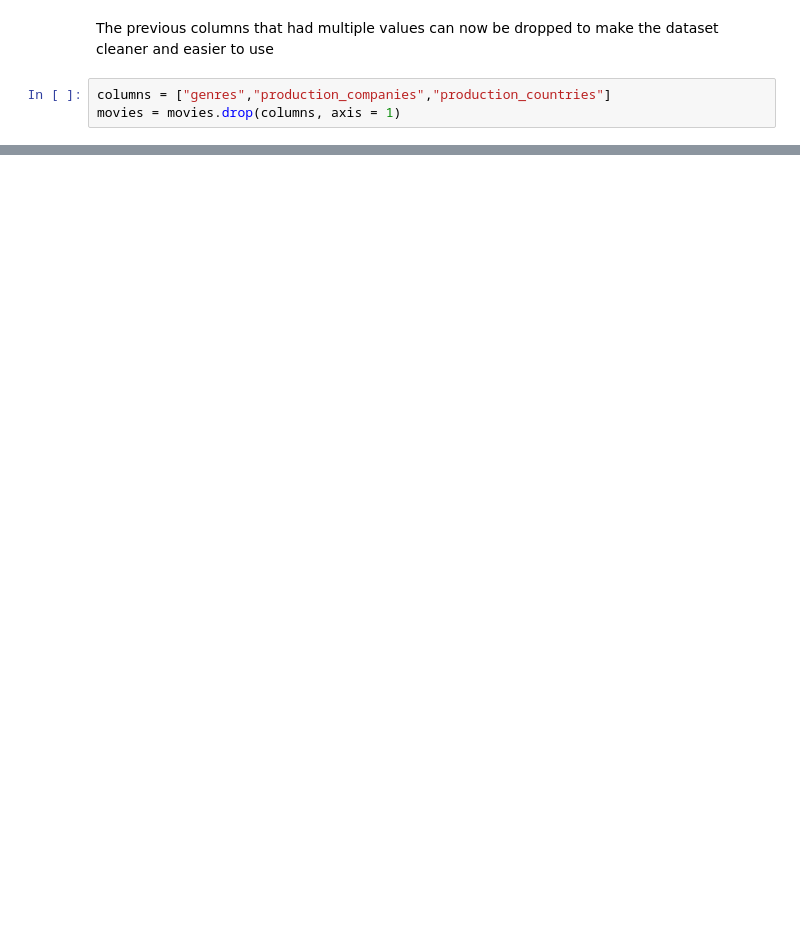
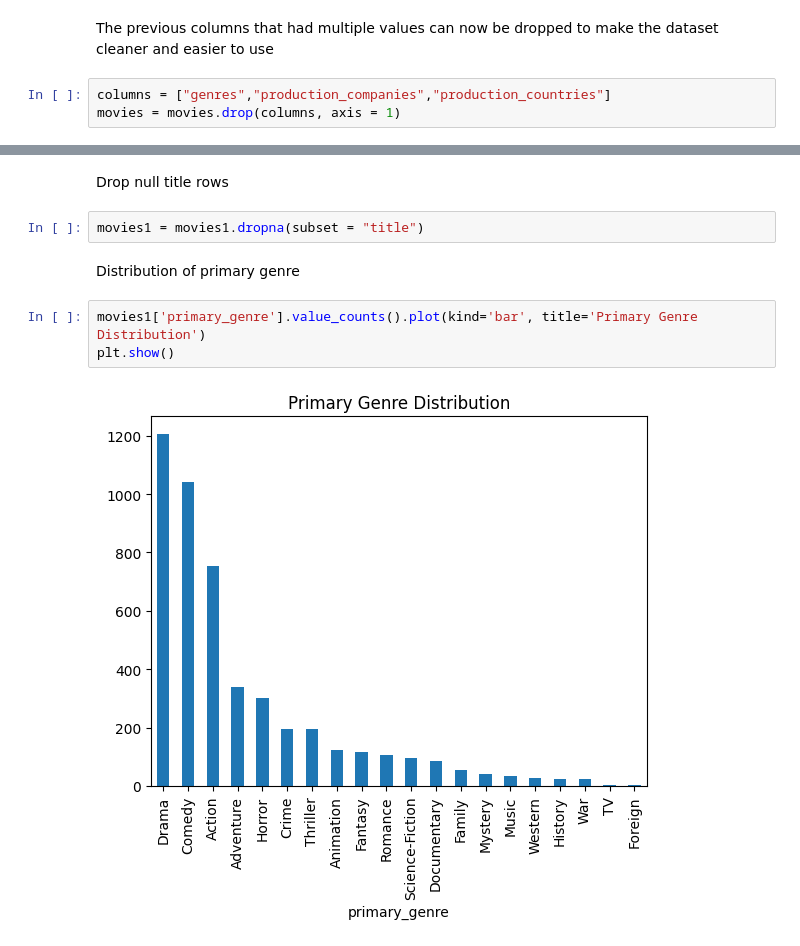
Before and after one commit to ziyadsaf/movie-success-prediction, a Jupyter notebook: movie_prediction_project.ipynb, the cells around one changed output, grey strips where cells are left out. Cells and saved outputs as stored; diff of their text form; blank space fills up the shorter version.

```diff
--- a/movie_prediction_project.ipynb
+++ b/movie_prediction_project.ipynb
@@ -908,0 +1041,11 @@ movies1.head()
+# %% [markdown]
+Drop null title rows
+# %%
+movies1 = movies1.dropna(subset = "title")
+# %% [markdown]
+Distribution of primary genre
+# %%
+movies1['primary_genre'].value_counts().plot(kind='bar', title='Primary Genre Distribution')
+plt.show()
+# %% [output]
+[figure, added]
```
Also changed, not shown: parts of 37 cells of this notebook.
